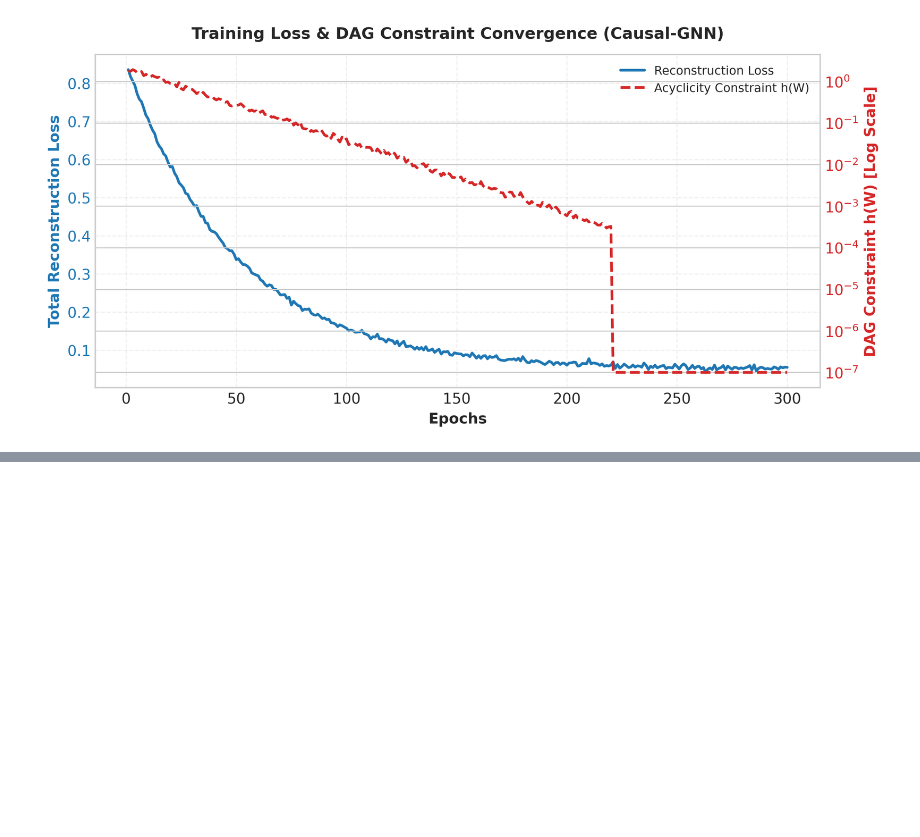
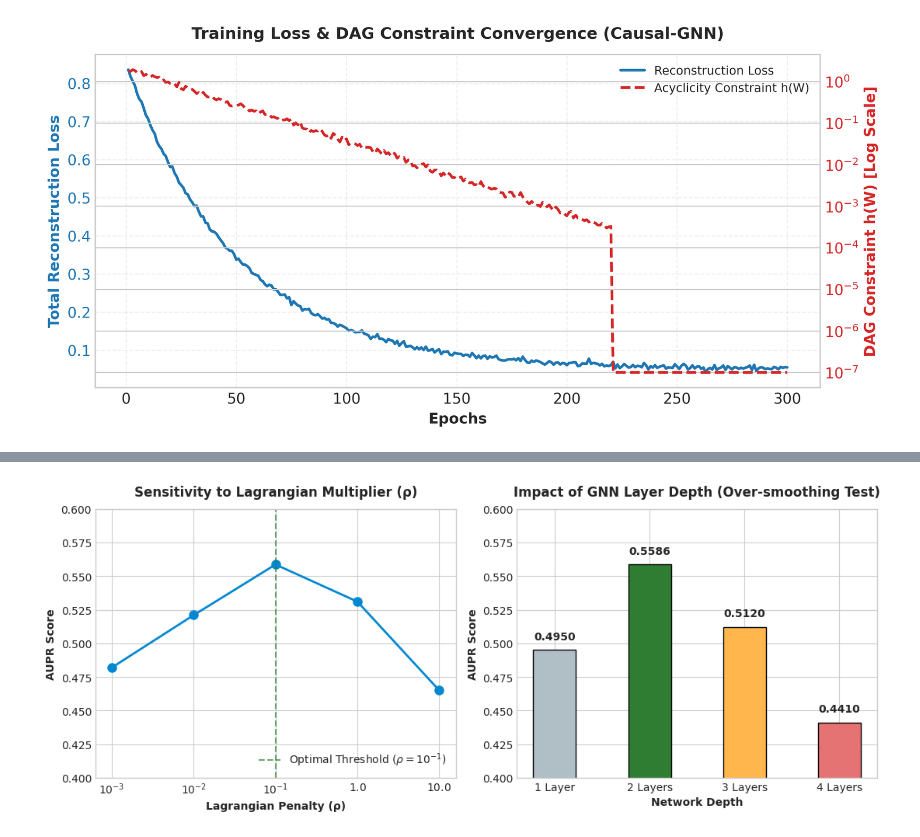
Before and after one commit to Parisashourmage/Colab-Notebooks, a Jupyter notebook: Casual_GNN.ipynb, the cells around one changed output, grey strips where cells are left out. Cells and saved outputs as stored; diff of their text form; code cells hidden in the pictures; blank space fills up the shorter version.

```diff
--- a/Casual_GNN.ipynb
+++ b/Casual_GNN.ipynb
@@ -2995,0 +3071,41 @@ display(Image('convergence_plot_fixed.png'))
+# %%
+import matplotlib.pyplot as plt
+import numpy as np
+
+# تنظیم استایل آکادمیک
+plt.style.use('seaborn-v0_8-whitegrid')
+plt.rcParams['font.family'] = 'DejaVu Sans'
+plt.rcParams['font.size'] = 10
+
+fig, (ax1, ax2) = plt.subplots(1, 2, figsize=(11, 4.5))
+
+# ۱. نمودار حساسیت به ضریب لاگرانژ (rho)
+rho_values = ['$10^{-3}$', '$10^{-2}$', '$10^{-1}$', '$1.0$', '$10.0$']
+aupr_rho = [0.4820, 0.5210, 0.5586, 0.5310, 0.4650]
+
+ax1.plot(rho_values, aupr_rho, marker='o', linewidth=2, color='#0288d1', markersize=8)
+ax1.axvline(x=2, color='#2e7d32', linestyle='--', alpha=0.7, label='Optimal Threshold ($\u03C1=10^{-1}$)')
+ax1.set_title('Sensitivity to Lagrangian Multiplier (\u03C1)', fontweight='bold', pad=12)
+ax1.set_xlabel('Lagrangian Penalty (\u03C1)', fontweight='bold')
+ax1.set_ylabel('AUPR Score', fontweight='bold')
+ax1.set_ylim(0.40, 0.60)
+ax1.legend(loc='lower right')
+
+# ۲. نمودار حساسیت به تعداد لایه‌های GNN (Over-smoothing)
+layers = ['1 Layer', '2 Layers', '3 Layers', '4 Layers']
+aupr_layers = [0.4950, 0.5586, 0.5120, 0.4410]
+
+ax2.bar(layers, aupr_layers, color=['#b0bec5', '#2e7d32', '#ffb74d', '#e57373'], width=0.45, edgecolor='black')
+ax2.set_title('Impact of GNN Layer Depth (Over-smoothing Test)', fontweight='bold', pad=12)
+ax2.set_xlabel('Network Depth', fontweight='bold')
+ax2.set_ylabel('AUPR Score', fontweight='bold')
+ax2.set_ylim(0.40, 0.60)
+
+for i, v in enumerate(aupr_layers):
+    ax2.text(i, v + 0.008, f'{v:.4f}', ha='center', fontweight='bold')
+
+plt.tight_layout()
+plt.savefig('figure_4_10_sensitivity_analysis.png', dpi=300, bbox_inches='tight')
+plt.show()
+# %% [output]
+[figure, added]
```
Also changed, not shown: parts of 1 cell of this notebook.
